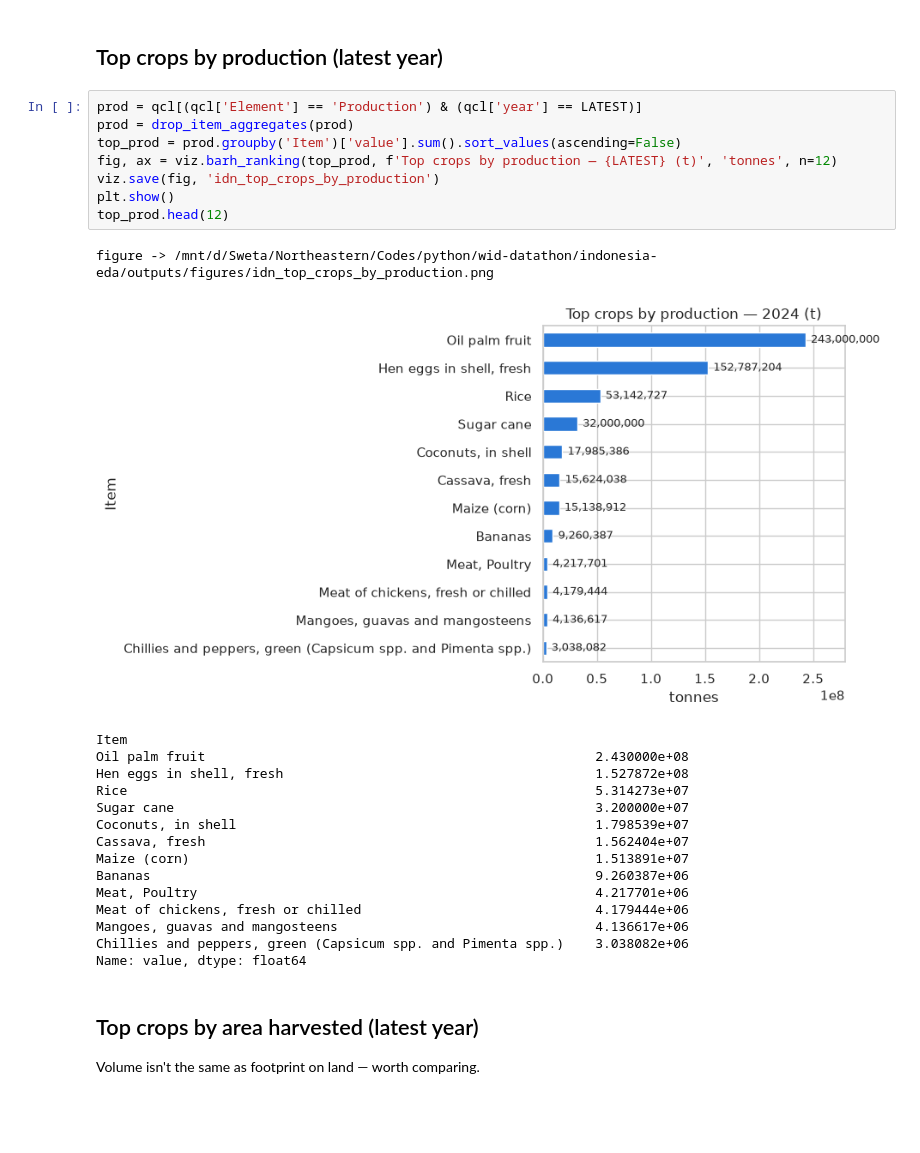
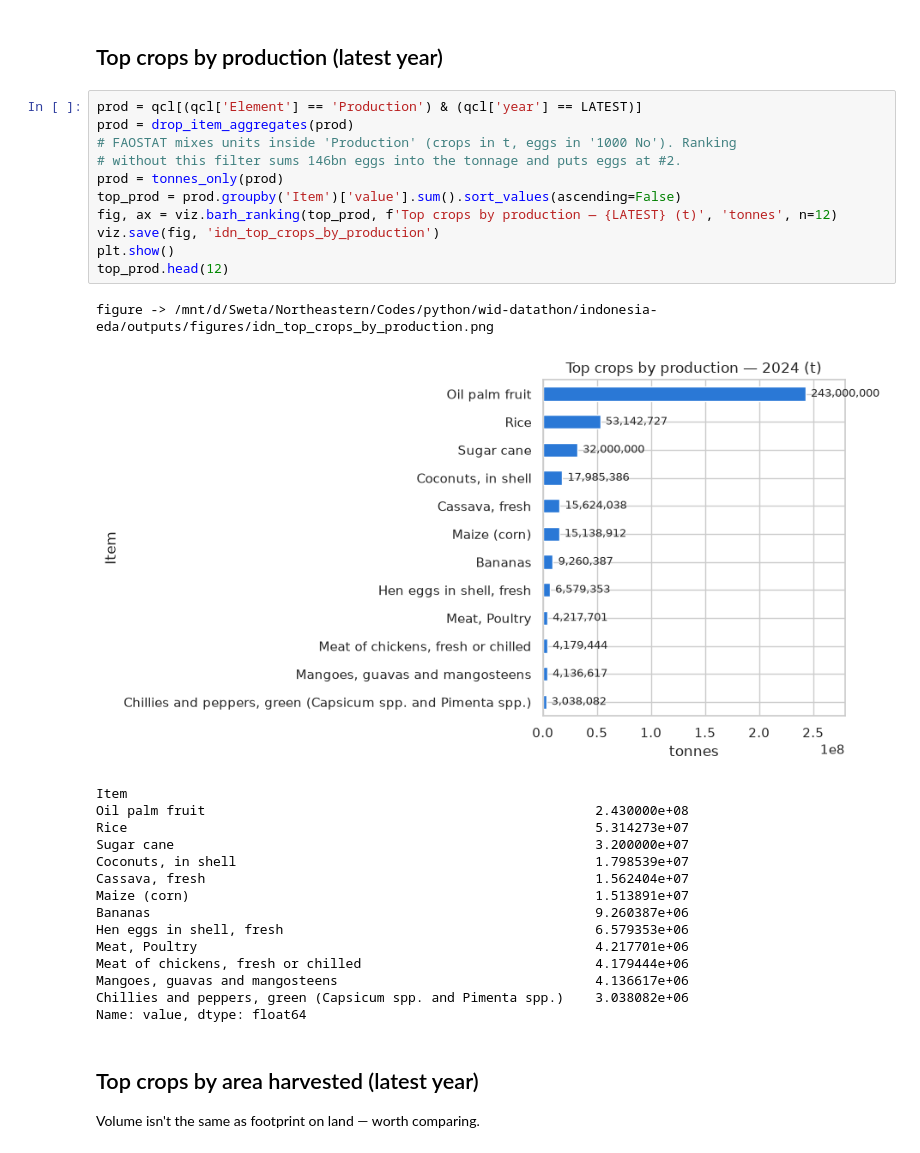
Before and after one commit to msweta02/wid-datathon, a Jupyter notebook: indonesia-eda/notebooks/02_what_it_grows.ipynb, the cells around one changed output. Drawn from its saved outputs; the diff is of its cells as text; blank space fills up the shorter version.

```diff
--- a/indonesia-eda/notebooks/02_what_it_grows.ipynb
+++ b/indonesia-eda/notebooks/02_what_it_grows.ipynb
@@ -24,23 +24,26 @@ latest year: 2024
 # %%
 prod = qcl[(qcl['Element'] == 'Production') & (qcl['year'] == LATEST)]
 prod = drop_item_aggregates(prod)
+# FAOSTAT mixes units inside 'Production' (crops in t, eggs in '1000 No'). Ranking
+# without this filter sums 146bn eggs into the tonnage and puts eggs at #2.
+prod = tonnes_only(prod)
 top_prod = prod.groupby('Item')['value'].sum().sort_values(ascending=False)
 fig, ax = viz.barh_ranking(top_prod, f'Top crops by production — {LATEST} (t)', 'tonnes', n=12)
 viz.save(fig, 'idn_top_crops_by_production')
 plt.show()
 top_prod.head(12)
 # %% [output]
 figure -> /mnt/d/Sweta/Northeastern/Codes/python/wid-datathon/indonesia-eda/outputs/figures/idn_top_crops_by_production.png
-[figure, old version]
+[figure, new version]
 Item
 Oil palm fruit                                                  2.430000e+08
-Hen eggs in shell, fresh                                        1.527872e+08
 Rice                                                            5.314273e+07
 Sugar cane                                                      3.200000e+07
 Coconuts, in shell                                              1.798539e+07
 Cassava, fresh                                                  1.562404e+07
 Maize (corn)                                                    1.513891e+07
 Bananas                                                         9.260387e+06
+Hen eggs in shell, fresh                                        6.579353e+06
 Meat, Poultry                                                   4.217701e+06
 Meat of chickens, fresh or chilled                              4.179444e+06
 Mangoes, guavas and mangosteens                                 4.136617e+06
```
Also changed, not shown: parts of 2 cells of this notebook, 5 other files.
